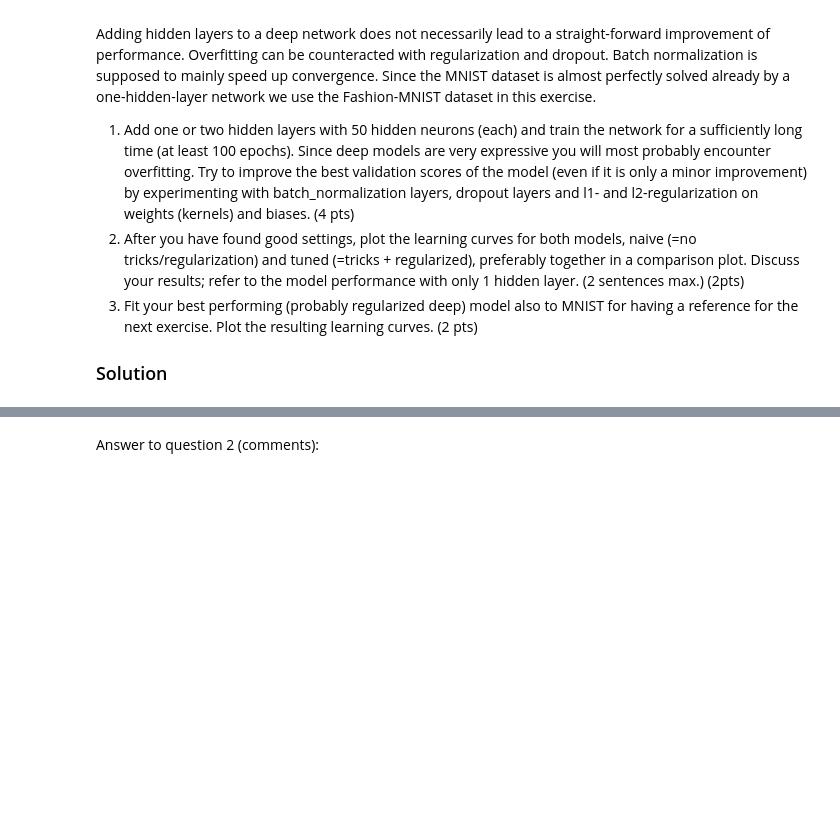
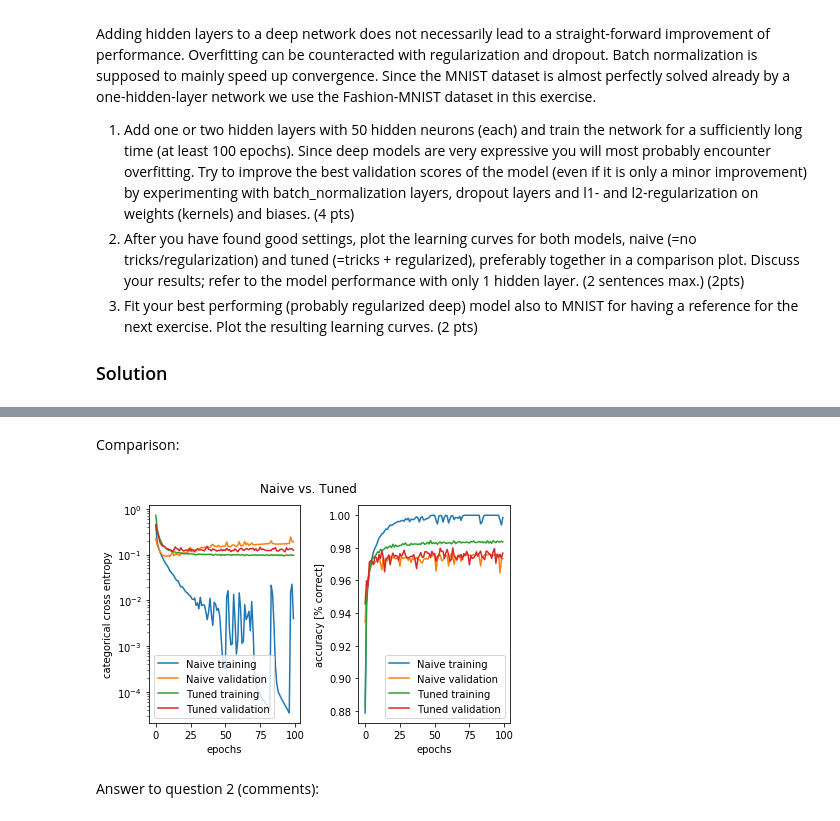
Before and after one commit to serifsonerserbest/ANN, a Jupyter notebook: miniproject1.ipynb, the cells around one changed output, grey strips where cells are left out. Saved outputs shown, nothing was run; the diff lists cells and outputs as text; code cells hidden in the pictures; blank space fills up the shorter version.

```diff
--- a/miniproject1.ipynb
+++ b/miniproject1.ipynb
@@ -663,3 +743,9 @@ plot_history(naive, 'Naive Model');
+# %% [markdown]
+Comparison:
+# %%
+comparison_plot(naive, tuned, 'Naive', 'Tuned', 'Naive vs. Tuned');
+# %% [output]
+[figure, added]
 # %% [markdown]
 Answer to question 2 (comments):
 # %% [markdown]
```
Also changed, not shown: parts of 30 cells of this notebook.
